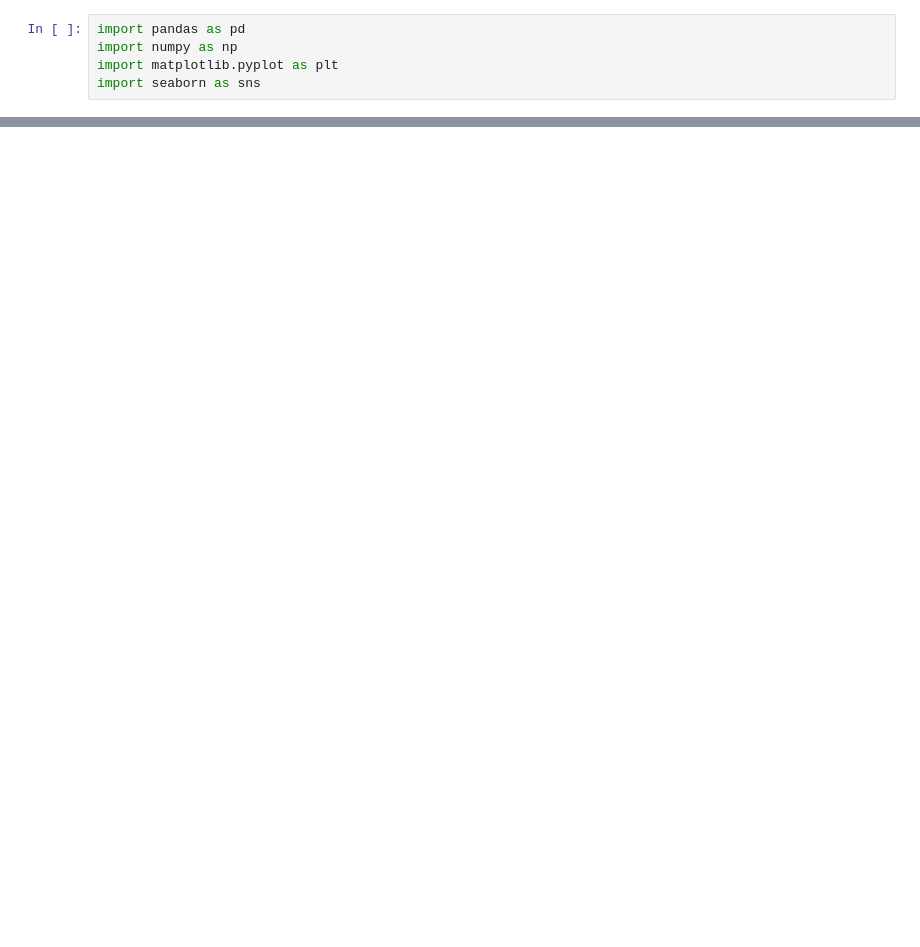
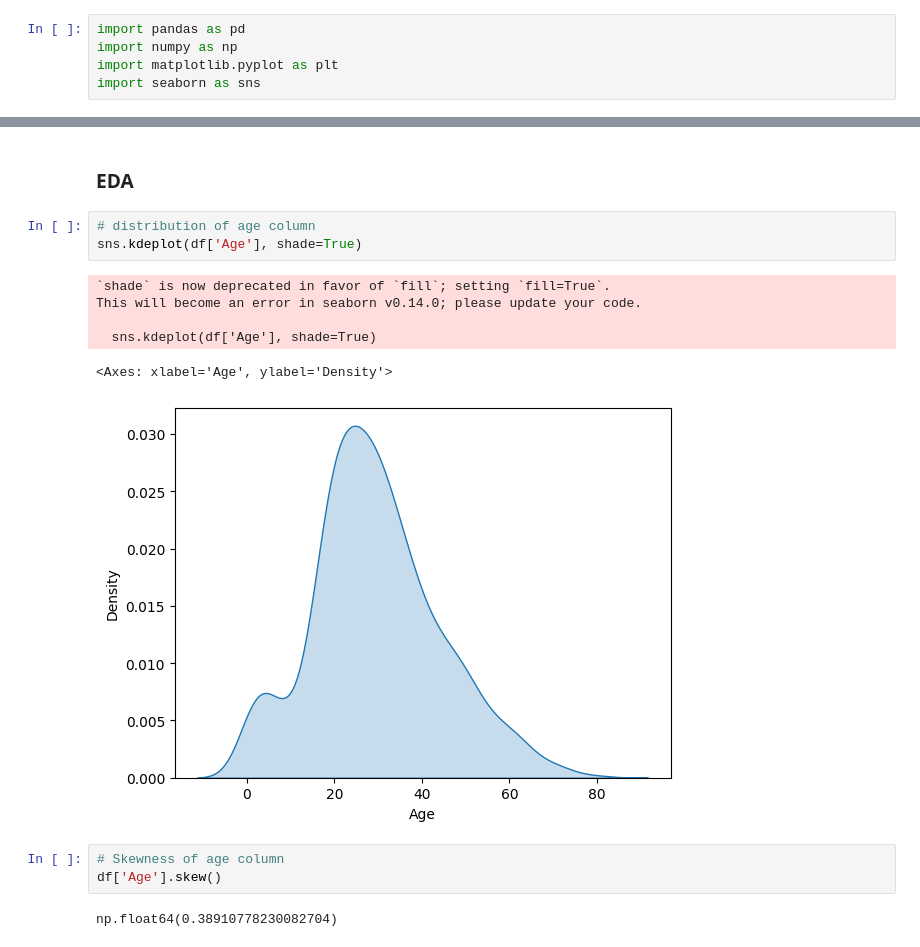
Before and after one commit to maushamkumar/Project, a Jupyter notebook: Titanic/notebooks/Untitled.ipynb, the cells around one changed output, grey strips where cells are left out. Cells and saved outputs as stored; diff of their text form; blank space fills up the shorter version.

```diff
--- a/Titanic/notebooks/Untitled.ipynb
+++ b/Titanic/notebooks/Untitled.ipynb
@@ -16,0 +57,17 @@ df.head()
+# %% [markdown]
+### EDA
+# %%
+# distribution of age column
+sns.kdeplot(df['Age'], shade=True)
+# %% [output]
+`shade` is now deprecated in favor of `fill`; setting `fill=True`.
+This will become an error in seaborn v0.14.0; please update your code.
+
+  sns.kdeplot(df['Age'], shade=True)
+<Axes: xlabel='Age', ylabel='Density'>
+[figure, added]
+# %%
+# Skewness of age column
+df['Age'].skew()
+# %% [output]
+np.float64(0.38910778230082704)
```
Also changed, not shown: parts of 41 cells of this notebook.
